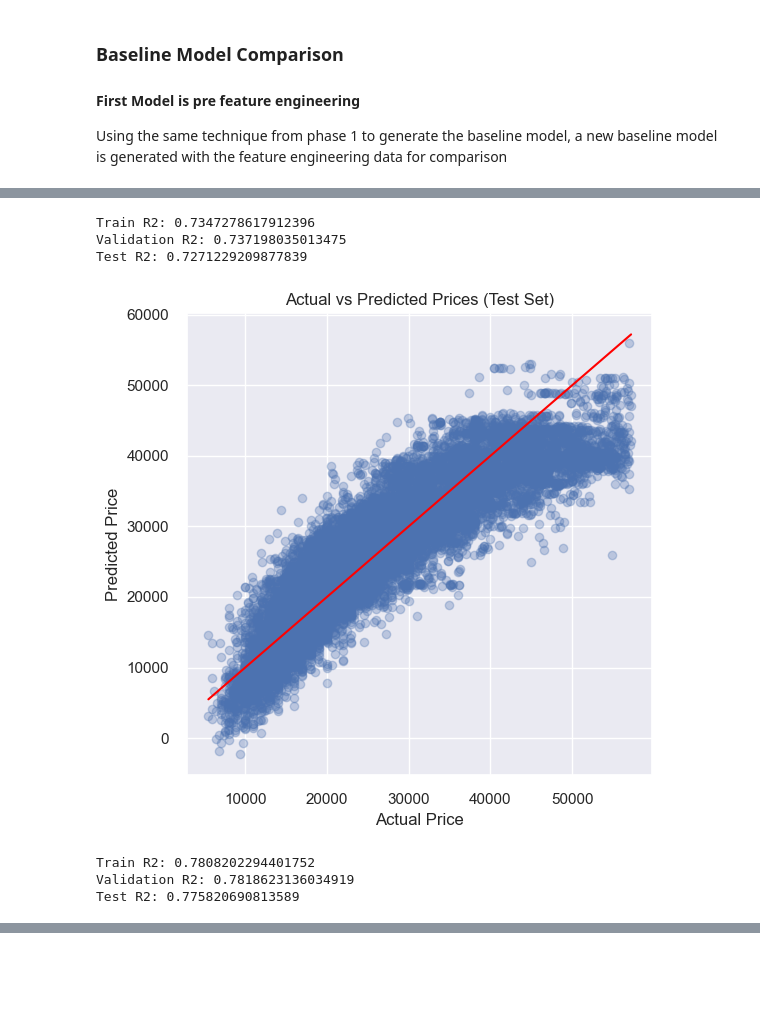
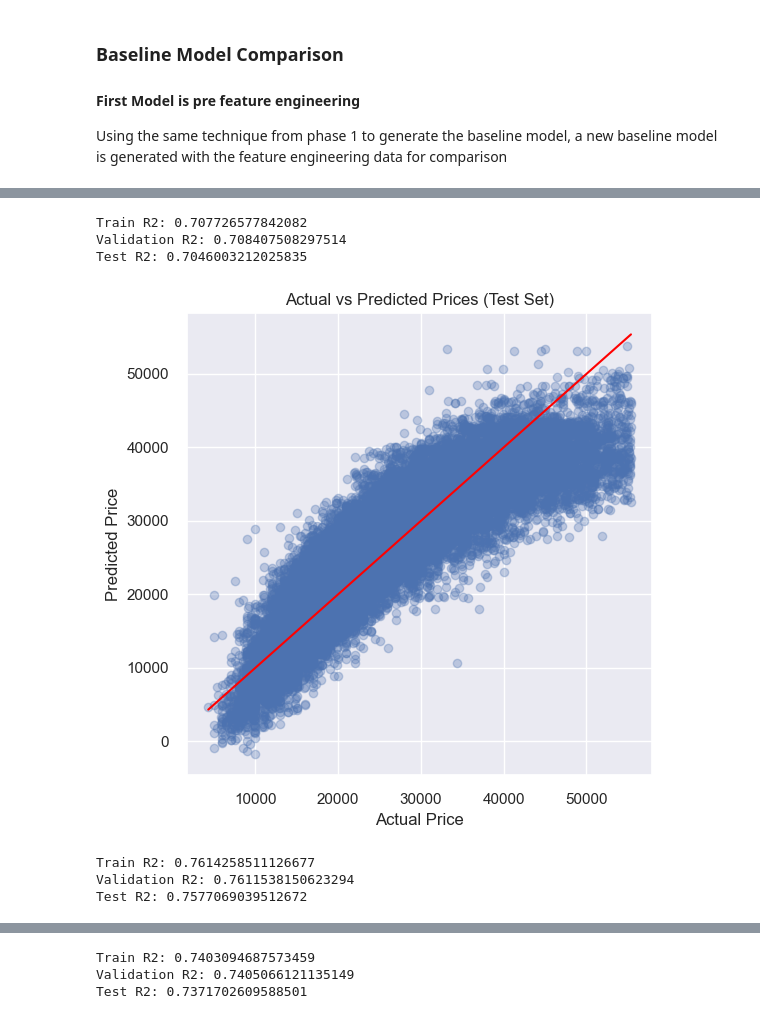
Before and after one commit to chalou123456/COMP333_Group_O, a Jupyter notebook: COMP333_PROJECT_GROUP_O.ipynb, the cells around one changed output, grey strips where cells are left out. Drawn from its saved outputs; the diff is of its cells as text; code cells hidden in the pictures; blank space fills up the shorter version.

```diff
--- a/COMP333_PROJECT_GROUP_O.ipynb
+++ b/COMP333_PROJECT_GROUP_O.ipynb
@@ -1526,7 +1518,7 @@ X_sample, _, y_sample, _ = train_test_split(X, y, train_size=50000, random_state
 # RFE with Random Forest — select top features
 rfe_model = RandomForestRegressor(n_estimators=50, random_state=42, n_jobs=-1)
 rfe = RFE(estimator=rfe_model, n_features_to_select=20, step=5, verbose=1)
-rfe.fit(X_sample, y_sample)
+rfe.fit(X, y)
 
 # Get selected feature names
 wrapper_selected = X.columns[rfe.support_].tolist()
@@ -1589,0 +1582,18 @@ Lasso selected features: ['back_legroom_in', 'daysonmarket', 'engine_displacemen
+# %%
+# Find features selected by all 3 methods
+all_selected = set(filter_selected) & set(wrapper_selected) & set(embedded_selected)
+print("Features selected by ALL methods:", all_selected)
+
+# Features selected by at least 2 methods
+from collections import Counter
+all_features = filter_selected + wrapper_selected + embedded_selected
+feature_counts = Counter(all_features)
+majority_selected = [f for f, count in feature_counts.items() if count >= 2]
+print("Features selected by at least 2 methods:", majority_selected)
+
+# Use majority vote as your final feature set
+#X_final = X[majority_selected]
+
+# feature_cars2 is the feature_cars dataset with only the top 20 columns selected from the script above
+feature_cars2 = feature_cars[majority_selected]
+quantDDA(feature_cars2)
@@ -1594,7 +1624,7 @@ Using the same technique from phase 1 to generate the baseline model, a new base
 # %%
 def baseline_model(df):
     # Set X as columns excluding price and vin
-    X = df.drop(columns=["price", "vin", "body_type", "franchise_dealer" ])
+    X = df.drop(columns=["price", "vin", "body_type", "franchise_dealer"], errors='ignore')
 
     # Drop columns that are almost entirely unique (most likely identifiers)
     high_unique_cols = [
@@ -1659,4 +1689,5 @@ def baseline_model(df):
 
 baseline_model(clean_cars)
 baseline_model(feature_cars)
+baseline_model(feature_cars2)
 # %% [output]
@@ -1664,7 +1695,7 @@ baseline_model(feature_cars)
-Train R2: 0.7347278617912396
-Validation R2: 0.737198035013475
-Test R2: 0.7271229209877839
+Train R2: 0.707726577842082
+Validation R2: 0.708407508297514
+Test R2: 0.7046003212025835
-[figure, old version]
+[figure, new version]
-Train R2: 0.7808202294401752
-Validation R2: 0.7818623136034919
-Test R2: 0.775820690813589
+Train R2: 0.7614258511126677
+Validation R2: 0.7611538150623294
+Test R2: 0.7577069039512672
@@ -1670,0 +1703,3 @@ Test R2: 0.775820690813589
+Train R2: 0.7403094687573459
+Validation R2: 0.7405066121135149
+Test R2: 0.7371702609588501
```
Also changed, not shown: parts of 24 cells of this notebook.
